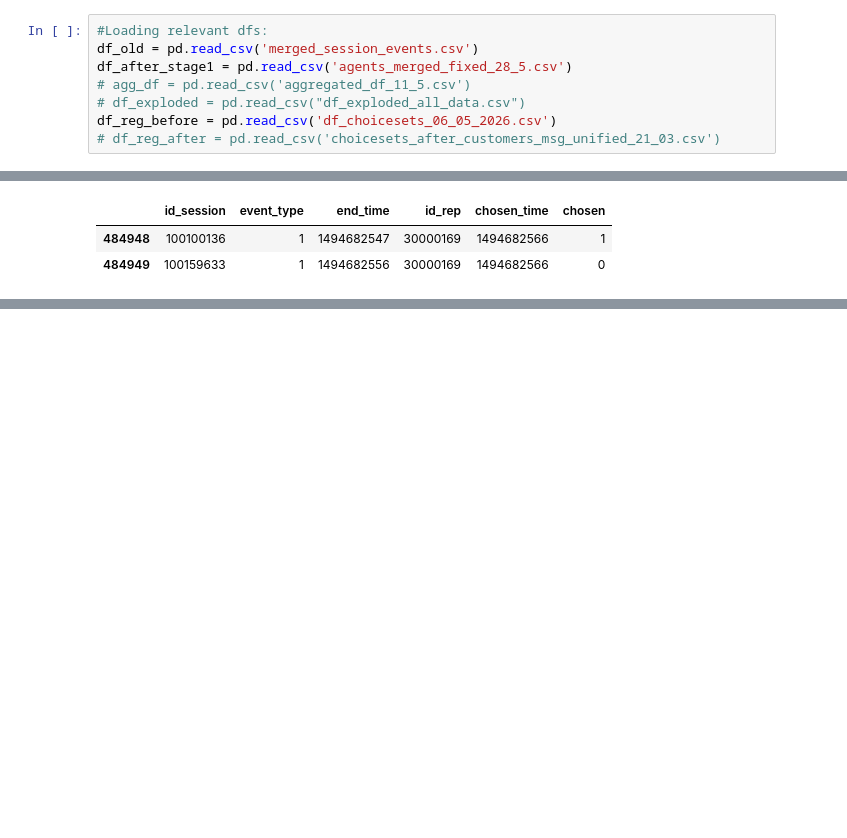
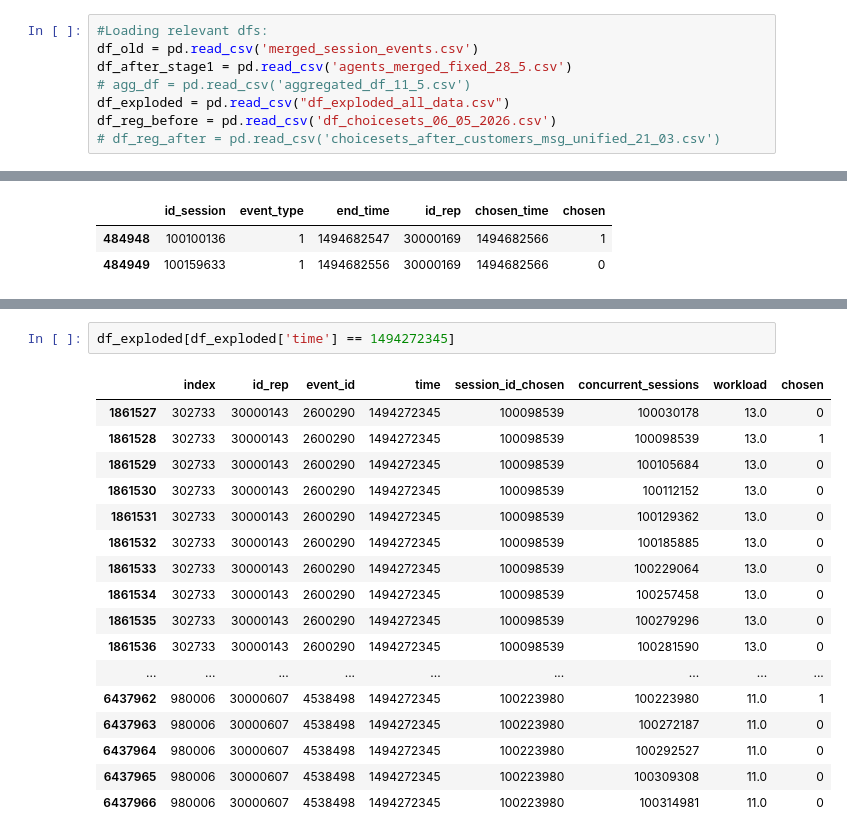
Before and after one commit to TamirS94/Service-system-research, a Jupyter notebook: Choiceset_error_analysis.ipynb, the cells around one changed output, grey strips where cells are left out. Saved outputs shown, nothing was run; the diff lists cells and outputs as text; blank space fills up the shorter version.

```diff
--- a/Choiceset_error_analysis.ipynb
+++ b/Choiceset_error_analysis.ipynb
@@ -27,6 +27,6 @@ Name: count, dtype: int64
 df_old = pd.read_csv('merged_session_events.csv')
 df_after_stage1 = pd.read_csv('agents_merged_fixed_28_5.csv')
 # agg_df = pd.read_csv('aggregated_df_11_5.csv')
-# df_exploded = pd.read_csv("df_exploded_all_data.csv")
+df_exploded = pd.read_csv("df_exploded_all_data.csv")
 df_reg_before = pd.read_csv('df_choicesets_06_05_2026.csv')
 # df_reg_after = pd.read_csv('choicesets_after_customers_msg_unified_21_03.csv')
@@ -789,0 +835,20 @@ df_reg_before
+# %%
+df_exploded[df_exploded['time'] == 1494272345]
+# %% [output]
+|  | index | id_rep | event_id | time | session_id_chosen | concurrent_sessions | workload | chosen |
+| 1861527 | 302733 | 30000143 | 2600290 | 1494272345 | 100098539 | 100030178 | 13.0 | 0 |
+| 1861528 | 302733 | 30000143 | 2600290 | 1494272345 | 100098539 | 100098539 | 13.0 | 1 |
+| 1861529 | 302733 | 30000143 | 2600290 | 1494272345 | 100098539 | 100105684 | 13.0 | 0 |
+| 1861530 | 302733 | 30000143 | 2600290 | 1494272345 | 100098539 | 100112152 | 13.0 | 0 |
+| 1861531 | 302733 | 30000143 | 2600290 | 1494272345 | 100098539 | 100129362 | 13.0 | 0 |
+| 1861532 | 302733 | 30000143 | 2600290 | 1494272345 | 100098539 | 100185885 | 13.0 | 0 |
+| 1861533 | 302733 | 30000143 | 2600290 | 1494272345 | 100098539 | 100229064 | 13.0 | 0 |
+| 1861534 | 302733 | 30000143 | 2600290 | 1494272345 | 100098539 | 100257458 | 13.0 | 0 |
+| 1861535 | 302733 | 30000143 | 2600290 | 1494272345 | 100098539 | 100279296 | 13.0 | 0 |
+| 1861536 | 302733 | 30000143 | 2600290 | 1494272345 | 100098539 | 100281590 | 13.0 | 0 |
+| ... | ... | ... | ... | ... | ... | ... | ... | ... |
+| 6437962 | 980006 | 30000607 | 4538498 | 1494272345 | 100223980 | 100223980 | 11.0 | 1 |
+| 6437963 | 980006 | 30000607 | 4538498 | 1494272345 | 100223980 | 100272187 | 11.0 | 0 |
+| 6437964 | 980006 | 30000607 | 4538498 | 1494272345 | 100223980 | 100292527 | 11.0 | 0 |
+| 6437965 | 980006 | 30000607 | 4538498 | 1494272345 | 100223980 | 100309308 | 11.0 | 0 |
+| 6437966 | 980006 | 30000607 | 4538498 | 1494272345 | 100223980 | 100314981 | 11.0 | 0 |
```
Also changed, not shown: parts of 10 cells of this notebook, 1 other file.
